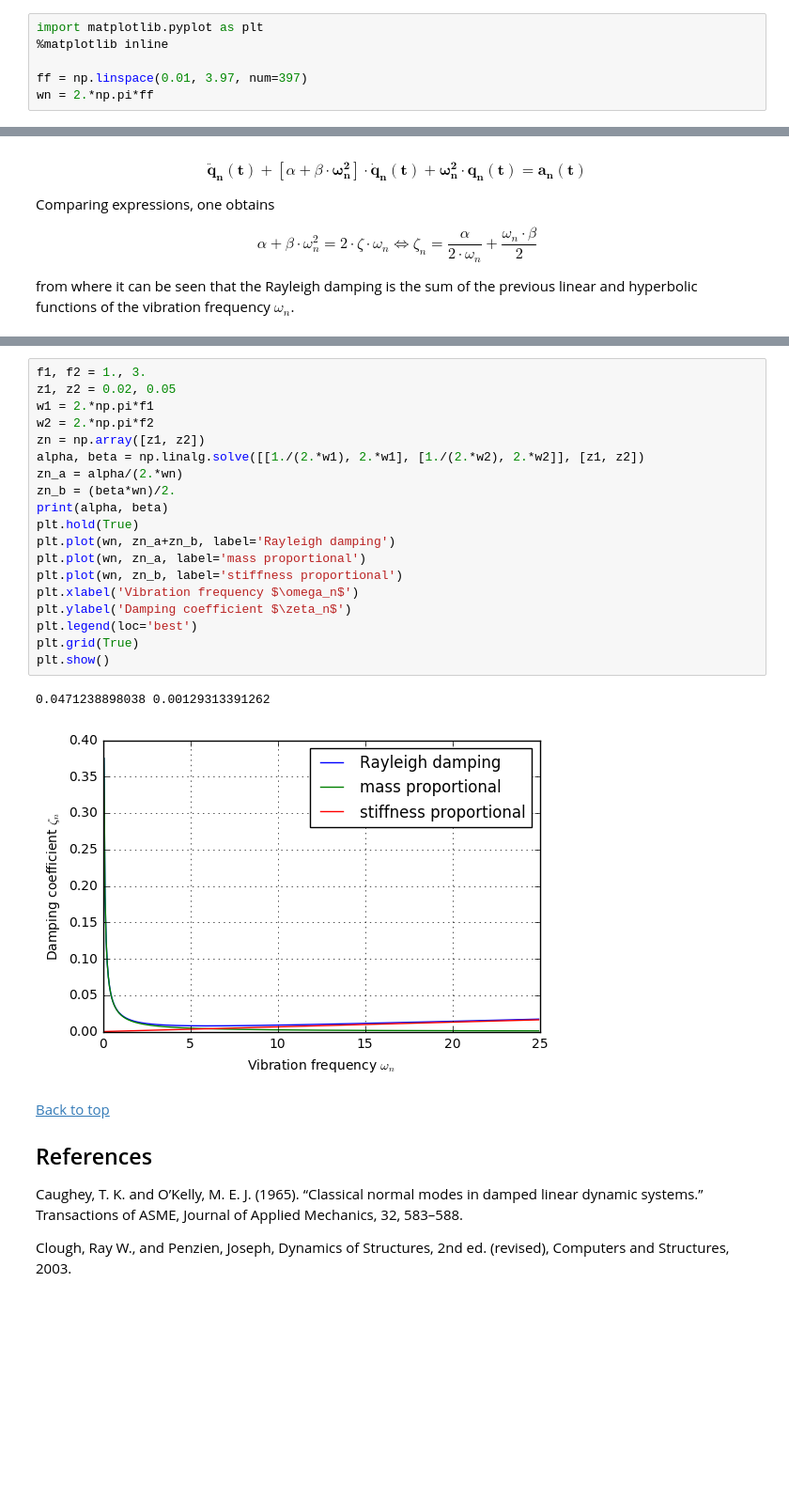
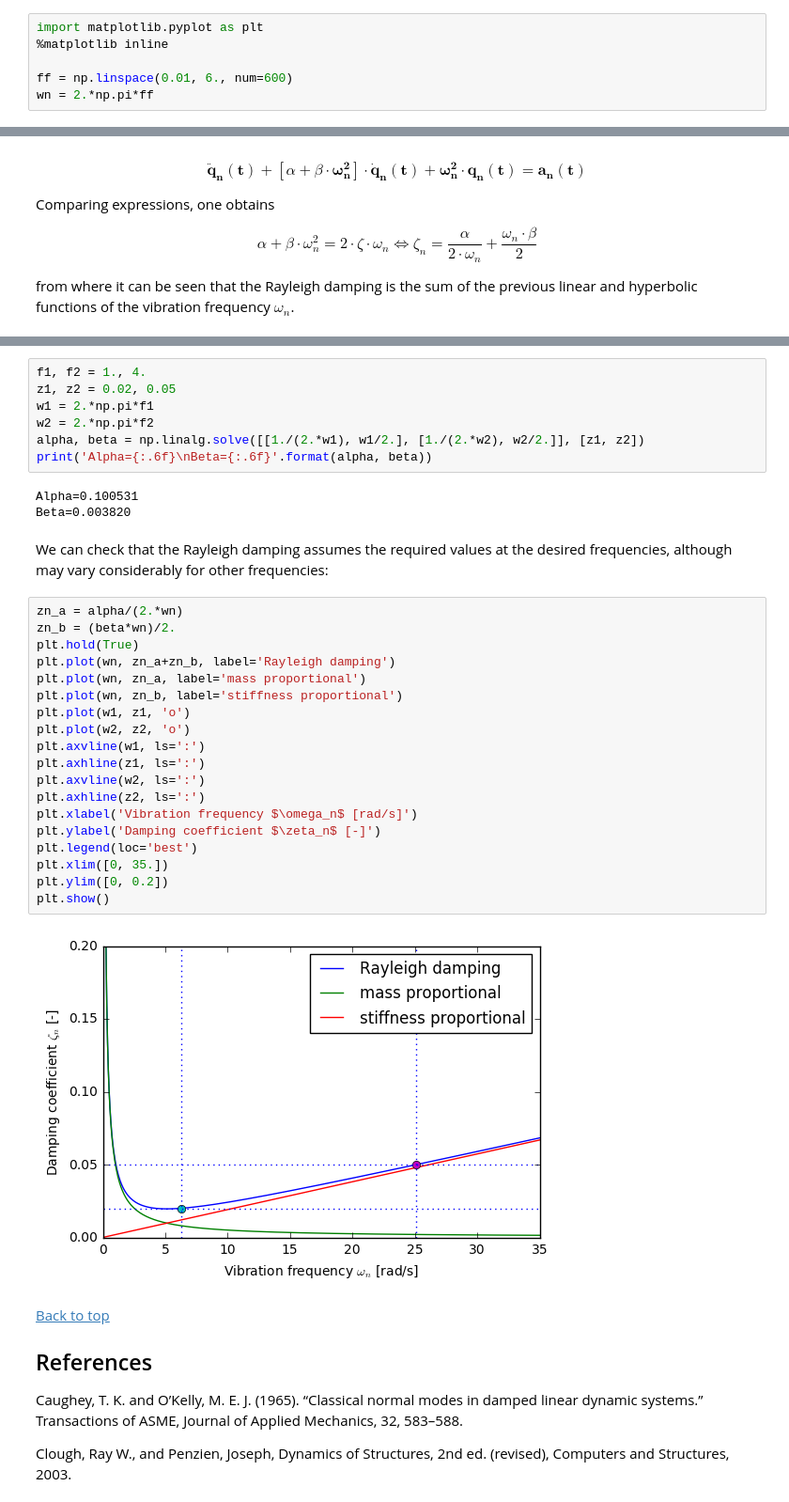
Before and after one commit to pxcandeias/py-notebooks, a Jupyter notebook: Rayleigh_damping.ipynb, the cells around one changed output, grey strips where cells are left out. Shown at 94% size. Saved outputs shown, nothing was run; the diff lists cells and outputs as text; blank space fills up the shorter version.

```diff
--- a/Rayleigh_damping.ipynb
+++ b/Rayleigh_damping.ipynb
@@ -116,7 +116,7 @@ We will produce some plots based on a frequency range to illustrate the concepts
 import matplotlib.pyplot as plt
 %matplotlib inline
 
-ff = np.linspace(0.01, 3.97, num=397)
+ff = np.linspace(0.01, 6., num=600)
 wn = 2.*np.pi*ff
 # %% [markdown]
 [Back to top](#top)
@@ -304,25 +291,36 @@ We will look now at an example for a MDOF system. Let us consider that we have s
+# %%
+f1, f2 = 1., 4.
+z1, z2 = 0.02, 0.05
+w1 = 2.*np.pi*f1
+w2 = 2.*np.pi*f2
+alpha, beta = np.linalg.solve([[1./(2.*w1), w1/2.], [1./(2.*w2), w2/2.]], [z1, z2])
+print('Alpha={:.6f}\nBeta={:.6f}'.format(alpha, beta))
+# %% [output]
+Alpha=0.100531
+Beta=0.003820
+# %% [markdown]
+We can check that the Rayleigh damping assumes the required values at the desired frequencies, although may vary considerably for other frequencies:
 # %%
-f1, f2 = 1., 3.
-z1, z2 = 0.02, 0.05
-w1 = 2.*np.pi*f1
-w2 = 2.*np.pi*f2
-zn = np.array([z1, z2])
-alpha, beta = np.linalg.solve([[1./(2.*w1), 2.*w1], [1./(2.*w2), 2.*w2]], [z1, z2])
 zn_a = alpha/(2.*wn)
 zn_b = (beta*wn)/2.
-print(alpha, beta)
 plt.hold(True)
 plt.plot(wn, zn_a+zn_b, label='Rayleigh damping')
 plt.plot(wn, zn_a, label='mass proportional')
 plt.plot(wn, zn_b, label='stiffness proportional')
-plt.xlabel('Vibration frequency $\omega_n$')
-plt.ylabel('Damping coefficient $\zeta_n$')
+plt.plot(w1, z1, 'o')
+plt.plot(w2, z2, 'o')
+plt.axvline(w1, ls=':')
+plt.axhline(z1, ls=':')
+plt.axvline(w2, ls=':')
+plt.axhline(z2, ls=':')
+plt.xlabel('Vibration frequency $\omega_n$ [rad/s]')
+plt.ylabel('Damping coefficient $\zeta_n$ [-]')
 plt.legend(loc='best')
-plt.grid(True)
+plt.xlim([0, 35.])
+plt.ylim([0, 0.2])
 plt.show()
 # %% [output]
-0.0471238898038 0.00129313391262
-[figure, old version]
+[figure, new version]
 # %% [markdown]
 [Back to top](#top)
 
```
Also changed, not shown: parts of 6 cells of this notebook.
